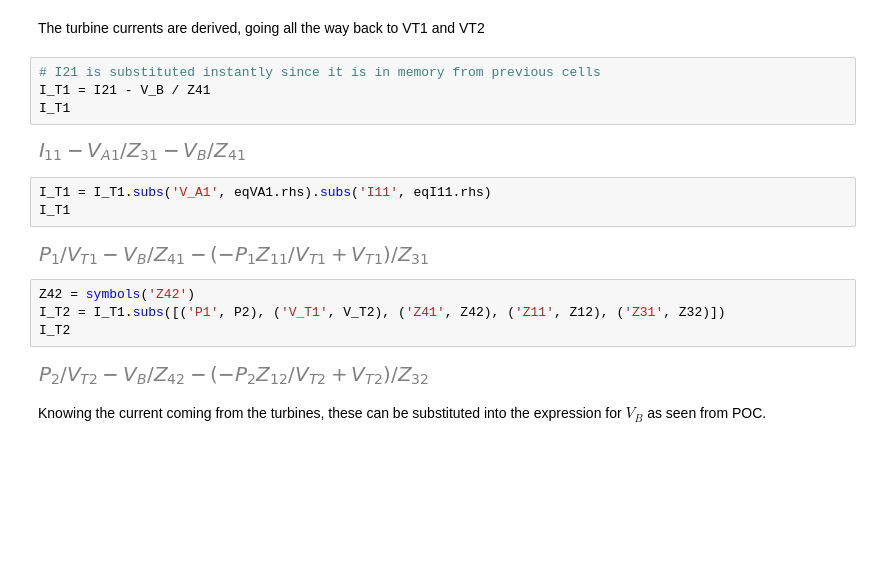
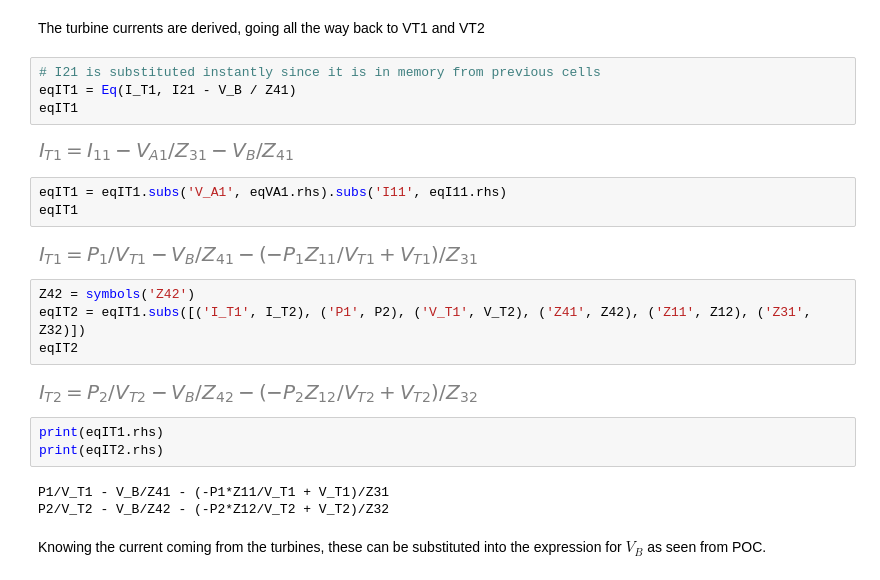
Before and after one commit to avaveriksen/wind-assignment-2, a Jupyter notebook: Anders/equations.ipynb, the cells around one changed output. Saved outputs shown, nothing was run; the diff lists cells and outputs as text; blank space fills up the shorter version.

```diff
--- a/Anders/equations.ipynb
+++ b/Anders/equations.ipynb
@@ -83,21 +78,27 @@ eqVB3
 The turbine currents are derived, going all the way back to VT1 and VT2
 # %%
 # I21 is substituted instantly since it is in memory from previous cells
-I_T1 = I21 - V_B / Z41
-I_T1
+eqIT1 = Eq(I_T1, I21 - V_B / Z41)
+eqIT1
 # %% [output]
-[figure, old version]
+[figure, new version]
 # %%
-I_T1 = I_T1.subs('V_A1', eqVA1.rhs).subs('I11', eqI11.rhs)
-I_T1
+eqIT1 = eqIT1.subs('V_A1', eqVA1.rhs).subs('I11', eqI11.rhs)
+eqIT1
 # %% [output]
-[figure, old version]
+[figure, new version]
 # %%
 Z42 = symbols('Z42')
-I_T2 = I_T1.subs([('P1', P2), ('V_T1', V_T2), ('Z41', Z42), ('Z11', Z12), ('Z31', Z32)])
-I_T2
+eqIT2 = eqIT1.subs([('I_T1', I_T2), ('P1', P2), ('V_T1', V_T2), ('Z41', Z42), ('Z11', Z12), ('Z31', Z32)])
+eqIT2
 # %% [output]
-[figure, old version]
+[figure, new version]
+# %%
+print(eqIT1.rhs)
+print(eqIT2.rhs)
+# %% [output]
+P1/V_T1 - V_B/Z41 - (-P1*Z11/V_T1 + V_T1)/Z31
+P2/V_T2 - V_B/Z42 - (-P2*Z12/V_T2 + V_T2)/Z32
 # %% [markdown]
 Knowing the current coming from the turbines, these can be substituted into the expression for $V_B$ as seen from POC.
 # %%
```
Also changed, not shown: parts of 9 cells of this notebook, 1 other file.
